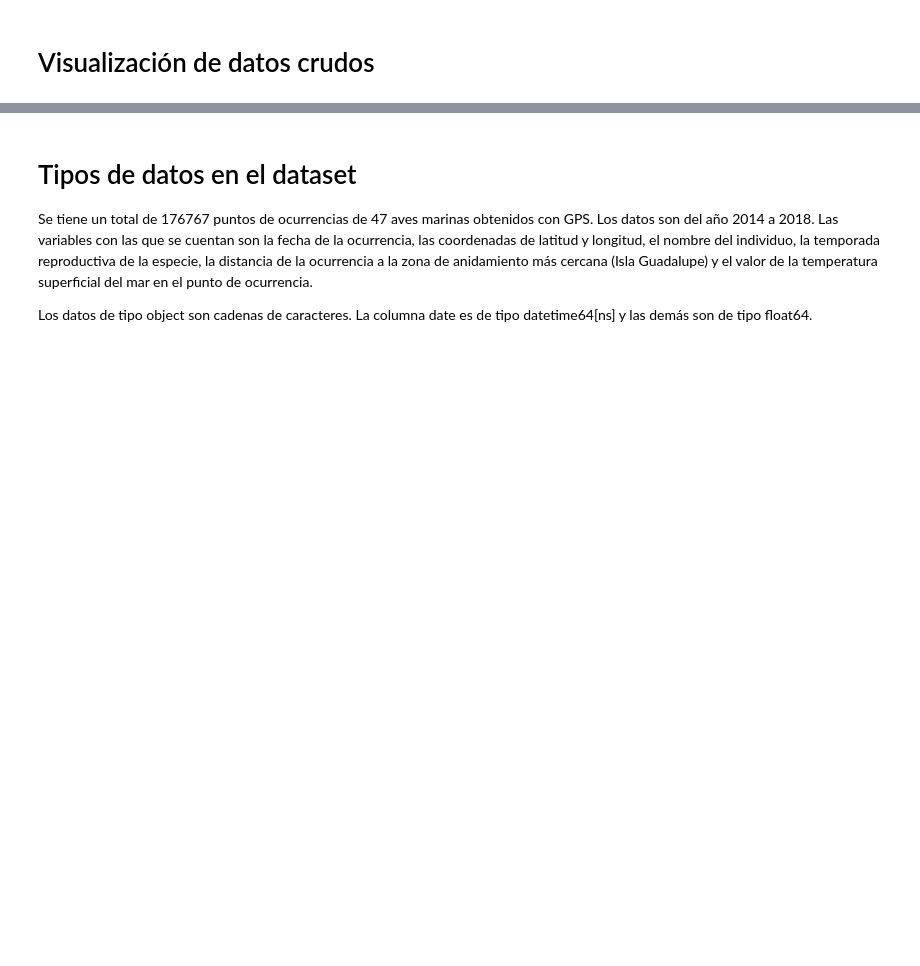
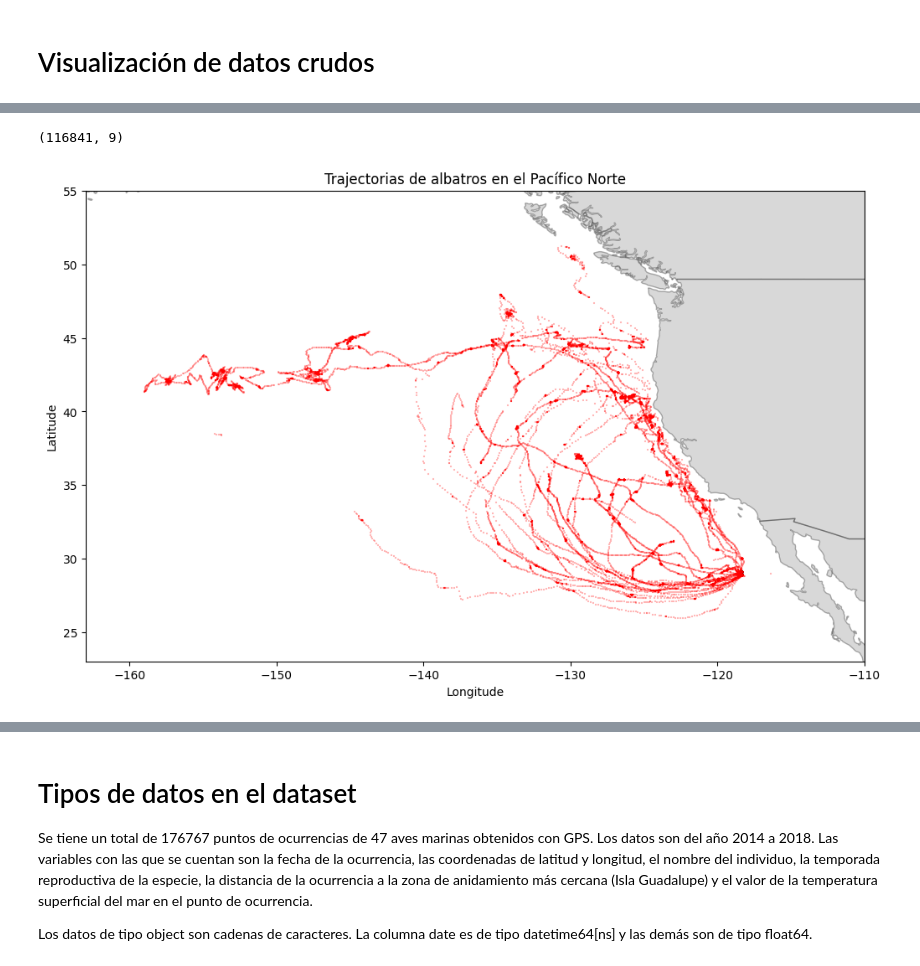
Before and after one commit to MaritzaB/niche_modelling, a Jupyter notebook: src/notebooks/MD01_AnaMaritzaBello_T02_AnalisisEstadisticoDatos.ipynb, the cells around one changed output, grey strips where cells are left out. Drawn from its saved outputs; the diff is of its cells as text; code cells hidden in the pictures; blank space fills up the shorter version.

```diff
--- a/src/notebooks/MD01_AnaMaritzaBello_T02_AnalisisEstadisticoDatos.ipynb
+++ b/src/notebooks/MD01_AnaMaritzaBello_T02_AnalisisEstadisticoDatos.ipynb
@@ -19,5 +19,7 @@ warnings.filterwarnings('ignore')
 # %% [markdown]
 # Visualización de datos crudos
 # %%
-trajectories = pd.read_csv('../data/trajectories.csv')
-trajectories.head()
+trajectories = pd.read_csv('src/data/trajectories.csv')
+trajectories.head(10)
+#trajectories['number_of_points'].sum()
+#trajectories.describe()
@@ -23,0 +38,5 @@ trajectories.head()
+# %%
+# Select data where year is 2017 and month is 1
+
+trajectories_01 = trajectories[(trajectories['year'] == 2014) & (trajectories['month'] == 1)]
+trajectories_01
@@ -23,0 +57,6 @@ trajectories.head()
+# %%
+import geopandas as gpd
+from shapely import wkt
+
+geo_df = gpd.GeoDataFrame(trajectories_01, geometry=trajectories_01['geom'].apply(wkt.loads))
+geo_df.head()
@@ -23,0 +70,34 @@ trajectories.head()
+# %%
+# Mapa de la zona de estudio
+import matplotlib.pyplot as plt
+
+shapefile_name = 'src/data/americas_shapefile.csv'
+# Load shapefile from csv
+shp_df = pd.read_csv(shapefile_name)
+
+shapefile = gpd.GeoDataFrame(shp_df, geometry=shp_df['geom'].apply(wkt.loads))
+
+base = shapefile.plot(figsize=(12, 8), alpha=0.3, edgecolor='k', color='gray')
+geo_df.plot(ax=base, alpha=0.1, marker='+', markersize=1, color='red')
+print(geo_df.shape)
+
+# Ejes
+plt.xlabel('Longitude')
+plt.ylabel('Latitude')
+
+# Título
+plt.title('Trajectorias de albatros en el Pacífico Norte')
+
+# Zoom in to see the trajectories
+
+min_lat = 23
+max_lat = 55
+min_lon = -163
+max_lon = -110
+
+plt.xlim(min_lon, max_lon)
+plt.ylim(min_lat, max_lat)
+plt.show()
+# %% [output]
+(116841, 9)
+[figure, added]
```
Also changed, not shown: parts of 10 cells of this notebook, 1 other file.
